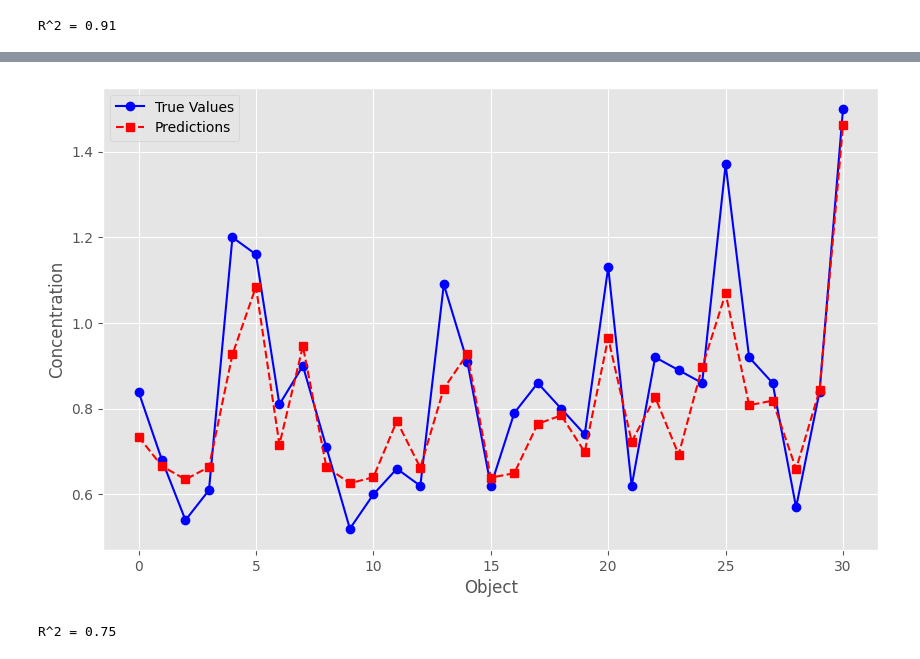
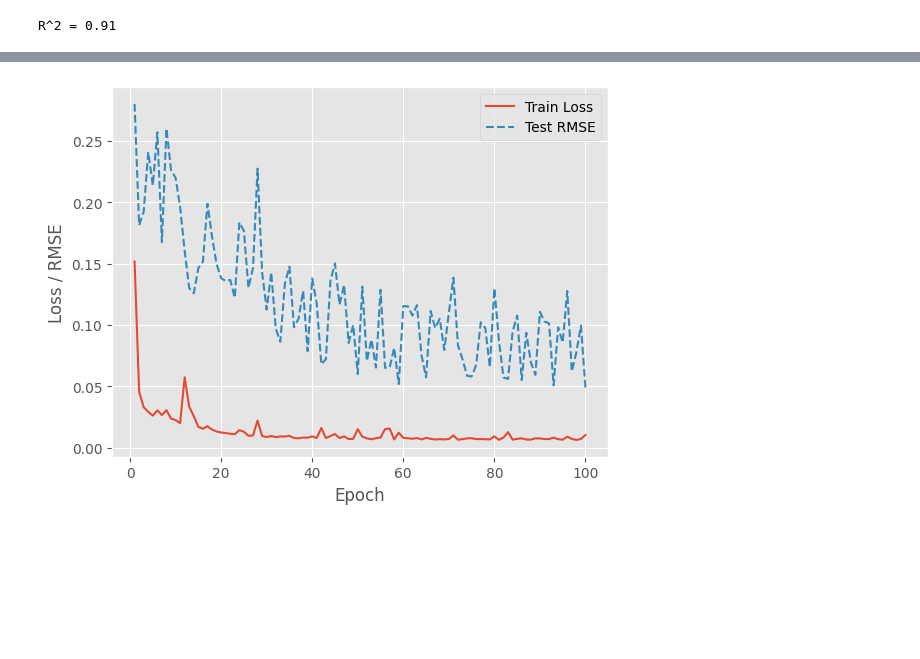
Before and after one commit to matalhim/nuclear, a Jupyter notebook: lab4/main2.ipynb, the cells around one changed output, grey strips where cells are left out. Saved outputs shown, nothing was run; the diff lists cells and outputs as text; code cells hidden in the pictures; blank space fills up the shorter version.

```diff
--- a/lab4/main2.ipynb
+++ b/lab4/main2.ipynb
@@ -503,6 +494,8 @@ plot_rmse(train_loss1_1, test_rmse1_1)
-# %%
-predictions1_1 = get_predictions(net1_1, test_data1_1, scaler_y1_1)
-plot_predictions(test_data1_1, predictions1_1, scaler_y1_1)
-# %% [output]
-[figure, removed]
-R^2 = 0.75
+# %%
+net2_1 = Network([len(feature_columns2), 16, 1])
+# %%
+train_loss2_1, test_rmse2_1, test_r2_2_1 = net2_1.SGD(
+    train_data2_1, epochs=100, mini_batch_size=1, eta=2, test_data=test_data2_1)
+plot_rmse(train_loss2_1, test_rmse2_1)
+# %% [output]
+[figure, added]
```
Also changed, not shown: parts of 6 cells of this notebook.
